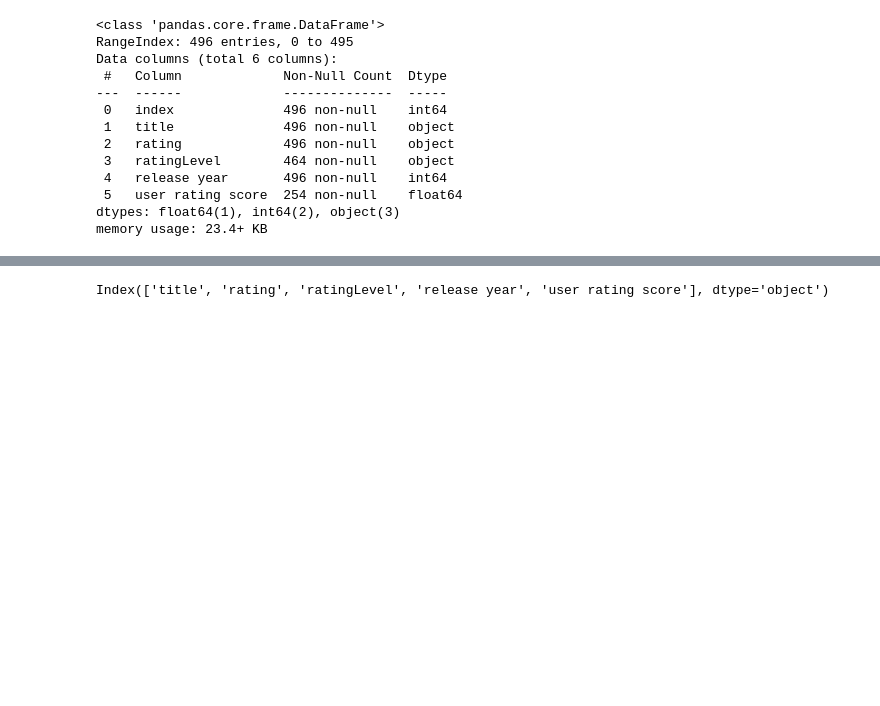
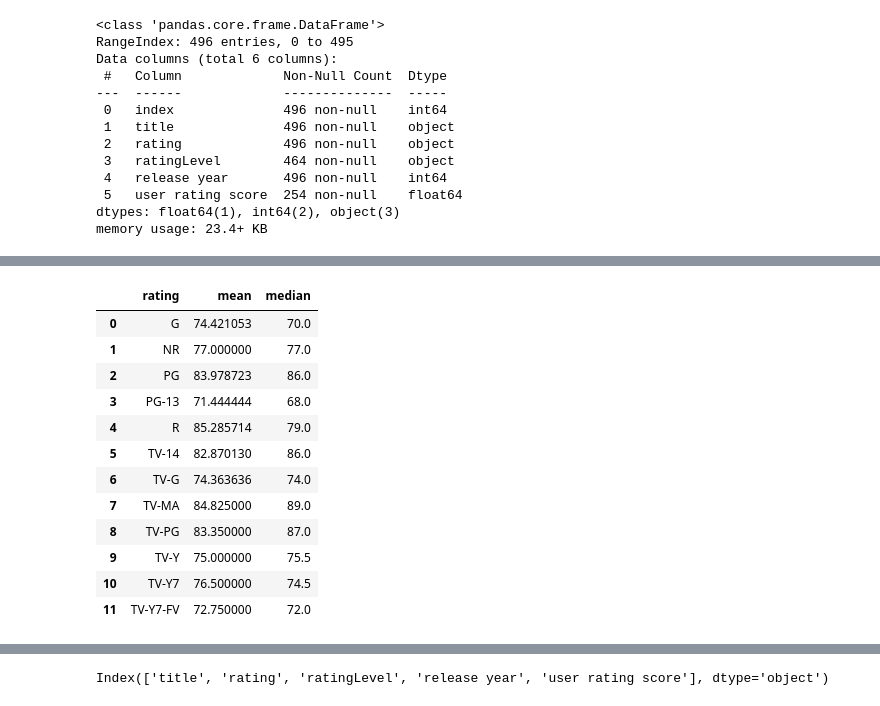
Before and after one commit to VorobyvEgor/Seminar_Sber, a Jupyter notebook: Projects/Егор_Воробьев_[Template]_Групповой_проект__Первичный_анализ_данных_.ipynb, the cells around one changed output, grey strips where cells are left out. Saved outputs shown, nothing was run; the diff lists cells and outputs as text; code cells hidden in the pictures; blank space fills up the shorter version.

```diff
--- a/Projects/Егор_Воробьев_[Template]_Групповой_проект__Первичный_анализ_данных_.ipynb
+++ b/Projects/Егор_Воробьев_[Template]_Групповой_проект__Первичный_анализ_данных_.ipynb
@@ -105,0 +168,16 @@ memory usage: 23.4+ KB
+# %%
+stat_rating
+# %% [output]
+|  | rating | mean | median |
+| 0 | G | 74.421053 | 70.0 |
+| 1 | NR | 77.000000 | 77.0 |
+| 2 | PG | 83.978723 | 86.0 |
+| 3 | PG-13 | 71.444444 | 68.0 |
+| 4 | R | 85.285714 | 79.0 |
+| 5 | TV-14 | 82.870130 | 86.0 |
+| 6 | TV-G | 74.363636 | 74.0 |
+| 7 | TV-MA | 84.825000 | 89.0 |
+| 8 | TV-PG | 83.350000 | 87.0 |
+| 9 | TV-Y | 75.000000 | 75.5 |
+| 10 | TV-Y7 | 76.500000 | 74.5 |
+| 11 | TV-Y7-FV | 72.750000 | 72.0 |
```
Also changed, not shown: parts of 14 cells of this notebook.
